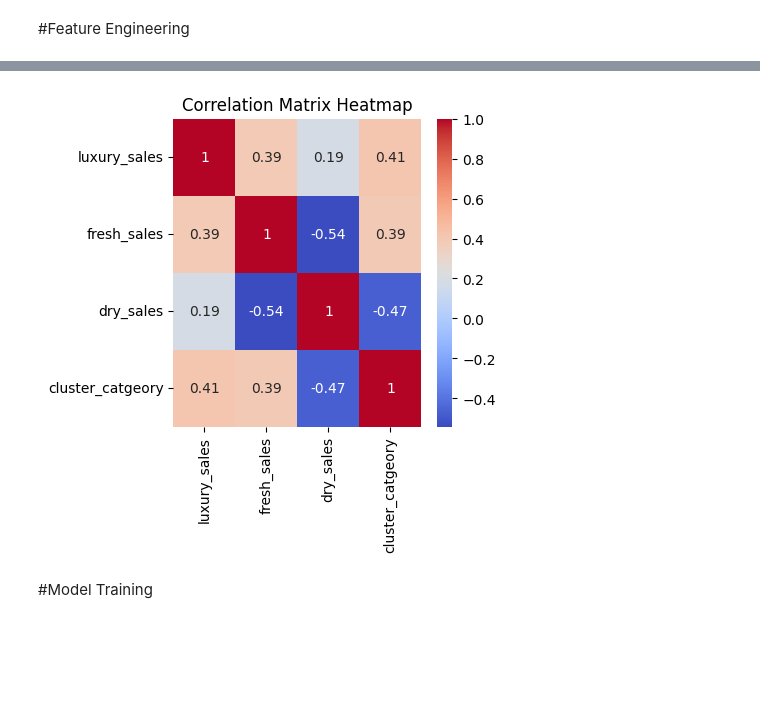
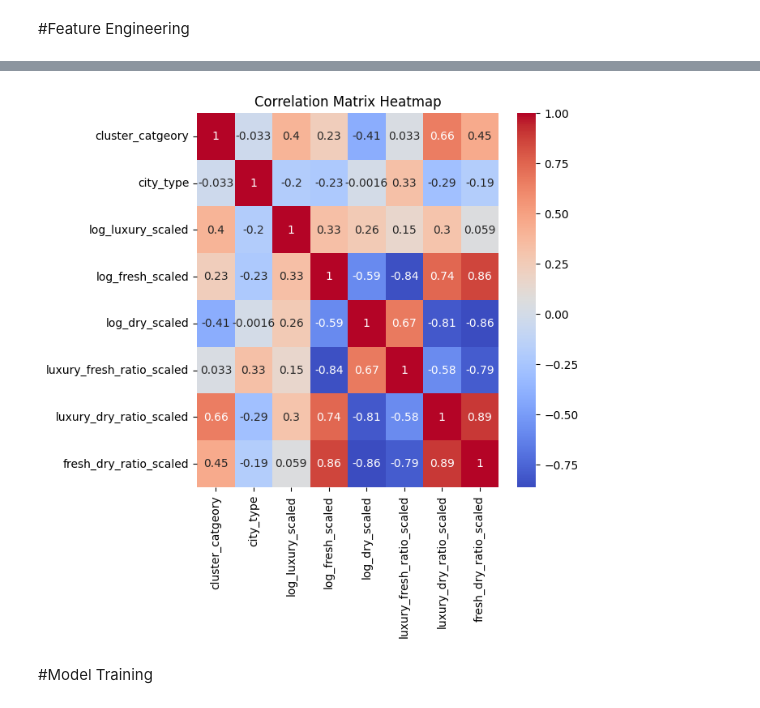
Before and after one commit to JaneeshaJ2001/Customer-Segmentation, a Jupyter notebook: Data_Storm_5_0_Customer_Segmentation.ipynb, the cells around one changed output, grey strips where cells are left out. Cells and saved outputs as stored; diff of their text form; code cells hidden in the pictures; blank space fills up the shorter version.

```diff
--- a/Data_Storm_5_0_Customer_Segmentation.ipynb
+++ b/Data_Storm_5_0_Customer_Segmentation.ipynb
@@ -384,0 +560,2 @@ plt.show()
+# %%
+df['city_type'] = df['outlet_city'].apply(lambda x: 1 if x in city_grp_1 else 0)
@@ -388,0 +664,4 @@ Let's create a new featue which represents the total spending on all 3 items.
+# %%
+df['log_luxury'] = np.log(df['luxury_sales'])
+df['log_fresh'] = np.log(df['fresh_sales'])
+df['log_dry'] = np.log(df['dry_sales'])
@@ -388,0 +684,4 @@ Let's create a new featue which represents the total spending on all 3 items.
+# %%
+df['luxury_fresh_ratio'] = df['luxury_sales'] / df['fresh_sales']
+df['luxury_dry_ratio'] = df['luxury_sales'] / df['dry_sales']
+df['fresh_dry_ratio'] = df['fresh_sales'] / df['dry_sales']
@@ -388,0 +711,5 @@ Let's create a new featue which represents the total spending on all 3 items.
+# %%
+scaler = MinMaxScaler()
+scaled_train = scaler.fit_transform(df[['log_luxury', 'log_fresh', 'log_dry', 'luxury_fresh_ratio', 'luxury_dry_ratio', 'fresh_dry_ratio']])
+scaled_train_df = pd.DataFrame(scaled_train, columns=['log_luxury_scaled', 'log_fresh_scaled', 'log_dry_scaled', 'luxury_fresh_ratio_scaled', 'luxury_dry_ratio_scaled', 'fresh_dry_ratio_scaled'])
+scaled_train_df.head()
@@ -389,10 +735,14 @@ Let's create a new featue which represents the total spending on all 3 items.
 # %%
-df1=df[['luxury_sales','fresh_sales','dry_sales','cluster_catgeory']]
+columns_to_concat = ['log_luxury_scaled', 'log_fresh_scaled', 'log_dry_scaled',
+       'luxury_fresh_ratio_scaled', 'luxury_dry_ratio_scaled',
+       'fresh_dry_ratio_scaled']
+
+df1 = pd.concat([df[['cluster_catgeory', 'city_type']], scaled_train_df[columns_to_concat]], axis=1)
 corr_matrix = df1.corr()
 
-plt.figure(figsize=(4, 4))  # Adjust size if needed
+plt.figure(figsize=(6, 6))
 sns.heatmap(corr_matrix, annot=True, cmap='coolwarm')
 plt.title('Correlation Matrix Heatmap')
 plt.show()
 # %% [output]
-[figure, old version]
+[figure, new version]
```
Also changed, not shown: parts of 90 cells of this notebook.
